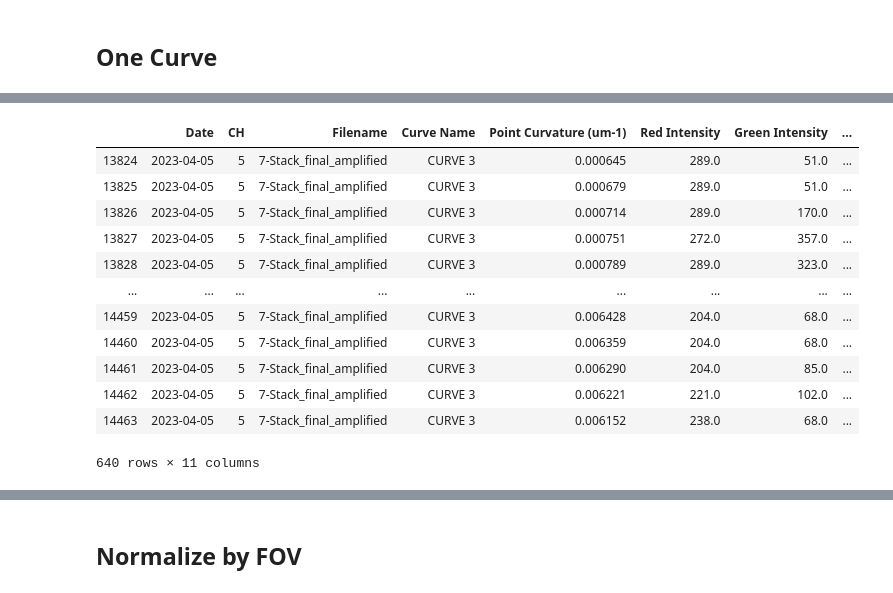
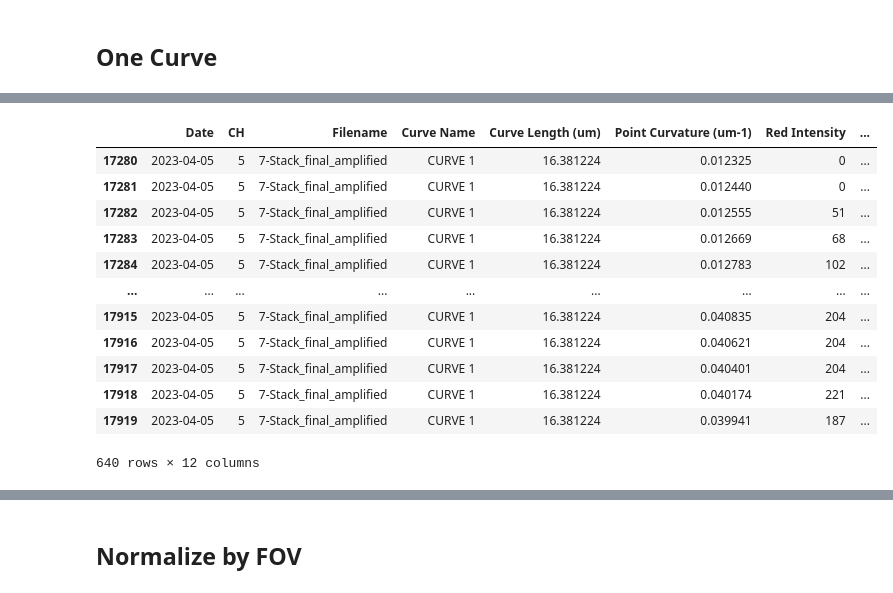
Before and after one commit to sofiacruzt/sofia-brouhardlab, a Jupyter notebook: curvature_taxol/curvature.ipynb, the cells around one changed output, grey strips where cells are left out. Cells and saved outputs as stored; diff of their text form; code cells hidden in the pictures.

```diff
--- a/curvature_taxol/curvature.ipynb
+++ b/curvature_taxol/curvature.ipynb
@@ -42,3 +27,13 @@ ShrinkageRate = 'Shrink Rate ' r'$(\mu m / min)$'
+# %%
+
+
+DCXconc = '[DCX] (nM)'
+DCX = 'DCX'
+Type = 'DCX Type'
+
+drug = '[Drug] (' r'$\mu$' 'M)'
+
+Concentration = 'Concentration (' r'$\mu$' 'M)'
 # %%
 black = '#000000'
 grey = '#777777'
@@ -271,10 +282,9 @@ WindowsPath('D:/Sofia/2023_1winter-SEC-expansion-curves/Curvature_Data_Sheets')
 # %% [markdown]
 ## One Curve ##
 # %%
-keep_columns = ['Date','CH', 'Filename','Curve Name','Point Curvature (um-1)','Red Intensity','Green Intensity','Blue Intensity',DCXconc,Type,taxol]
-unique_curve_columns = ['Date','CH', 'Filename','Curve Name']
+keep_columns = ['Date','CH', 'Filename','Curve Name','Curve Length (um)','Point Curvature (um-1)','Red Intensity','Green Intensity','Blue Intensity',DCXconc,Type,drug]
+unique_curve_columns = ['Date','CH', 'Filename','Curve Name',Type]
 
 analze_data = joindata[keep_columns]
-data_unique = analze_data[unique_curve_columns].drop_duplicates(subset =unique_curve_columns, keep = 'first')
-data_unique
+analze_data
 # %% [output]
@@ -298,28 +304,28 @@ data_unique
 # %%
-def single_curve(data,i):
-    singlecurve = data.loc[(data['Date'] == data_unique['Date'].values[i]) &
-                 (data['CH'] == data_unique['CH'].values[i]) &
-                 (data['Filename'] == data_unique['Filename'].values[i]) &
-                 (data['Curve Name'] == data_unique['Curve Name'].values[i])
+def single_curve(data,date,ch,filename,curvename):
+    singlecurve = data.loc[(data['Date'] == date) &
+                 (data['CH'] == ch) &
+                 (data['Filename'] == filename) &
+                 (data['Curve Name'] == curvename)
                 ]
     return singlecurve
 # %%
-singlecurve = single_curve(analze_data,30)
+singlecurve = single_curve(analze_data,'2023-04-05',5,'7-Stack_final_amplified','CURVE 1')
 singlecurve
 # %% [output]
-|  | Date | CH | Filename | Curve Name | Point Curvature (um-1) | Red Intensity | Green Intensity | ... |
-| 13824 | 2023-04-05 | 5 | 7-Stack_final_amplified | CURVE 3 | 0.000645 | 289.0 | 51.0 | ... |
-| 13825 | 2023-04-05 | 5 | 7-Stack_final_amplified | CURVE 3 | 0.000679 | 289.0 | 51.0 | ... |
-| 13826 | 2023-04-05 | 5 | 7-Stack_final_amplified | CURVE 3 | 0.000714 | 289.0 | 170.0 | ... |
-| 13827 | 2023-04-05 | 5 | 7-Stack_final_amplified | CURVE 3 | 0.000751 | 272.0 | 357.0 | ... |
-| 13828 | 2023-04-05 | 5 | 7-Stack_final_amplified | CURVE 3 | 0.000789 | 289.0 | 323.0 | ... |
+|  | Date | CH | Filename | Curve Name | Curve Length (um) | Point Curvature (um-1) | Red Intensity | ... |
+| 17280 | 2023-04-05 | 5 | 7-Stack_final_amplified | CURVE 1 | 16.381224 | 0.012325 | 0 | ... |
+| 17281 | 2023-04-05 | 5 | 7-Stack_final_amplified | CURVE 1 | 16.381224 | 0.012440 | 0 | ... |
+| 17282 | 2023-04-05 | 5 | 7-Stack_final_amplified | CURVE 1 | 16.381224 | 0.012555 | 51 | ... |
+| 17283 | 2023-04-05 | 5 | 7-Stack_final_amplified | CURVE 1 | 16.381224 | 0.012669 | 68 | ... |
+| 17284 | 2023-04-05 | 5 | 7-Stack_final_amplified | CURVE 1 | 16.381224 | 0.012783 | 102 | ... |
 | ... | ... | ... | ... | ... | ... | ... | ... | ... |
-| 14459 | 2023-04-05 | 5 | 7-Stack_final_amplified | CURVE 3 | 0.006428 | 204.0 | 68.0 | ... |
-| 14460 | 2023-04-05 | 5 | 7-Stack_final_amplified | CURVE 3 | 0.006359 | 204.0 | 68.0 | ... |
-| 14461 | 2023-04-05 | 5 | 7-Stack_final_amplified | CURVE 3 | 0.006290 | 204.0 | 85.0 | ... |
-| 14462 | 2023-04-05 | 5 | 7-Stack_final_amplified | CURVE 3 | 0.006221 | 221.0 | 102.0 | ... |
-| 14463 | 2023-04-05 | 5 | 7-Stack_final_amplified | CURVE 3 | 0.006152 | 238.0 | 68.0 | ... |
+| 17915 | 2023-04-05 | 5 | 7-Stack_final_amplified | CURVE 1 | 16.381224 | 0.040835 | 204 | ... |
+| 17916 | 2023-04-05 | 5 | 7-Stack_final_amplified | CURVE 1 | 16.381224 | 0.040621 | 204 | ... |
+| 17917 | 2023-04-05 | 5 | 7-Stack_final_amplified | CURVE 1 | 16.381224 | 0.040401 | 204 | ... |
+| 17918 | 2023-04-05 | 5 | 7-Stack_final_amplified | CURVE 1 | 16.381224 | 0.040174 | 221 | ... |
+| 17919 | 2023-04-05 | 5 | 7-Stack_final_amplified | CURVE 1 | 16.381224 | 0.039941 | 187 | ... |
-640 rows × 11 columns
+640 rows × 12 columns
 # %%
 def normal_rolling_avg(singlecurve,roll,channels):
     for channel in channels:
```
Also changed, not shown: parts of 11 cells of this notebook.
